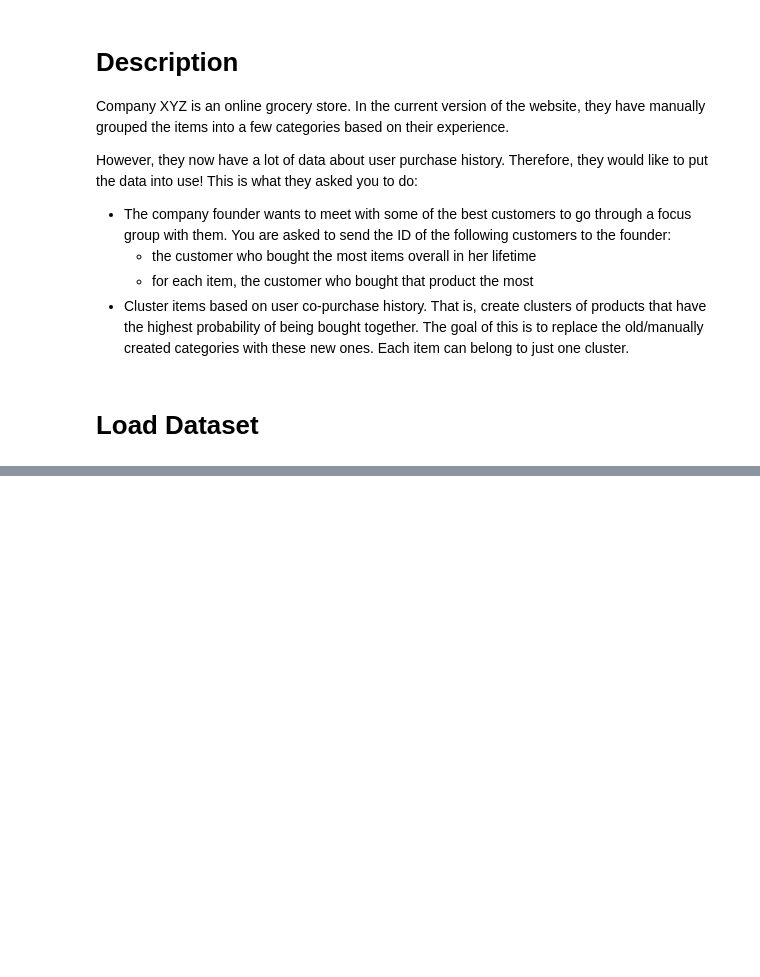
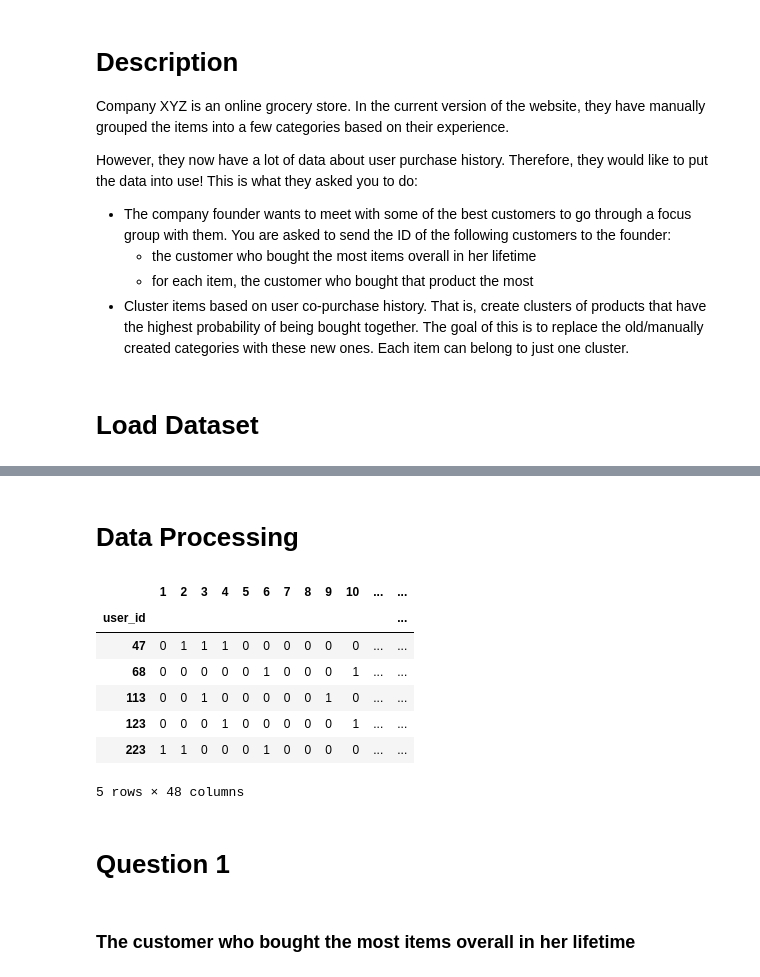
Before and after one commit to JifuZhao/DS-Take-Home, a Jupyter notebook: 09. Clustering Grocery Items.ipynb, the cells around one changed output, grey strips where cells are left out. Saved outputs shown, nothing was run; the diff lists cells and outputs as text; code cells hidden in the pictures; blank space fills up the shorter version.

```diff
--- a/09. Clustering Grocery Items.ipynb
+++ b/09. Clustering Grocery Items.ipynb
@@ -36,0 +59,3 @@ data.describe()
+# %%
+history = pd.read_csv('./data/grocery/purchase_history.csv')
+history.head()
@@ -36,0 +79,2 @@ data.describe()
+# %% [markdown]
+# Data Processing
@@ -36,0 +92,18 @@ data.describe()
+# %%
+# get user_item count matrix
+user_item_count = history.groupby('user_id').apply(id_to_item)
+
+user_item_count.head()
+# %% [output]
+|  | 1 | 2 | 3 | 4 | 5 | 6 | 7 | 8 | 9 | 10 | ... | ... |
+| user_id |  |  |  |  |  |  |  |  |  |  |  | ... |
+| 47 | 0 | 1 | 1 | 1 | 0 | 0 | 0 | 0 | 0 | 0 | ... | ... |
+| 68 | 0 | 0 | 0 | 0 | 0 | 1 | 0 | 0 | 0 | 1 | ... | ... |
+| 113 | 0 | 0 | 1 | 0 | 0 | 0 | 0 | 0 | 1 | 0 | ... | ... |
+| 123 | 0 | 0 | 0 | 1 | 0 | 0 | 0 | 0 | 0 | 1 | ... | ... |
+| 223 | 1 | 1 | 0 | 0 | 0 | 1 | 0 | 0 | 0 | 0 | ... | ... |
+5 rows × 48 columns
+# %% [markdown]
+# Question 1
+# %% [markdown]
+### The customer who bought the most items overall in her lifetime
```
Also changed, not shown: parts of 22 cells of this notebook.
